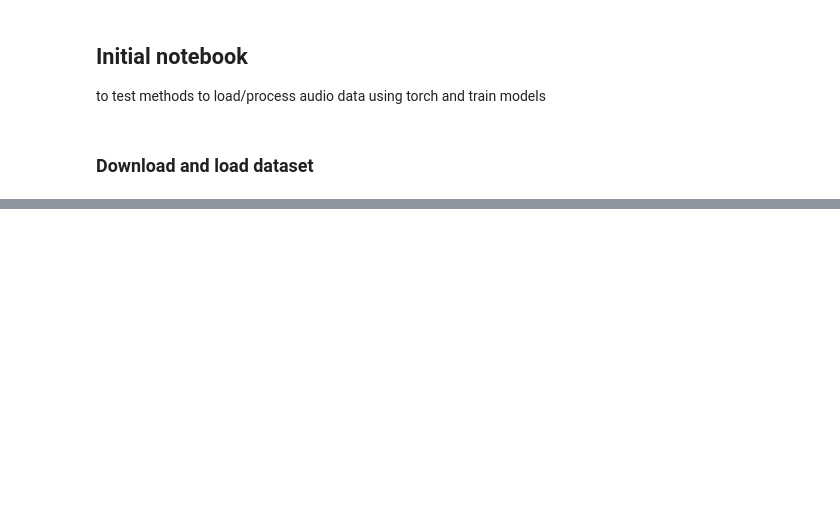
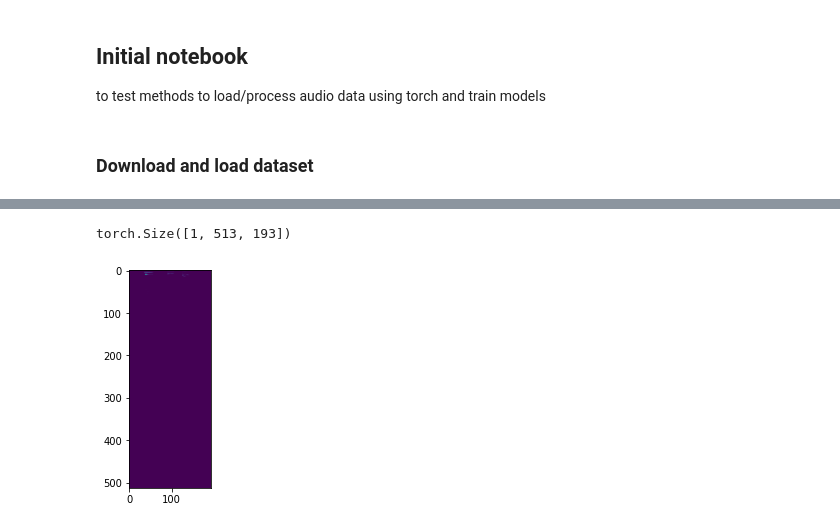
Before and after one commit to melching/voice2voice, a Jupyter notebook: prototyping.ipynb, the cells around one changed output, grey strips where cells are left out. Cells and saved outputs as stored; diff of their text form; code cells hidden in the pictures; blank space fills up the shorter version.

```diff
--- a/prototyping.ipynb
+++ b/prototyping.ipynb
@@ -36,0 +47,17 @@ len(ds)
+# %%
+spectrogram = T.Spectrogram(
+    n_fft=1024,
+    win_length=None,
+    hop_length=512,
+    center=True,
+    pad_mode="reflect",
+    power=2.0,
+)
+
+spec = spectrogram(waveform)
+# %%
+print(spec.shape)
+plt.imshow(spec[0]); plt.show()
+# %% [output]
+torch.Size([1, 513, 193])
+[figure, added]
```
Also changed, not shown: parts of 16 cells of this notebook, 1 other file.
